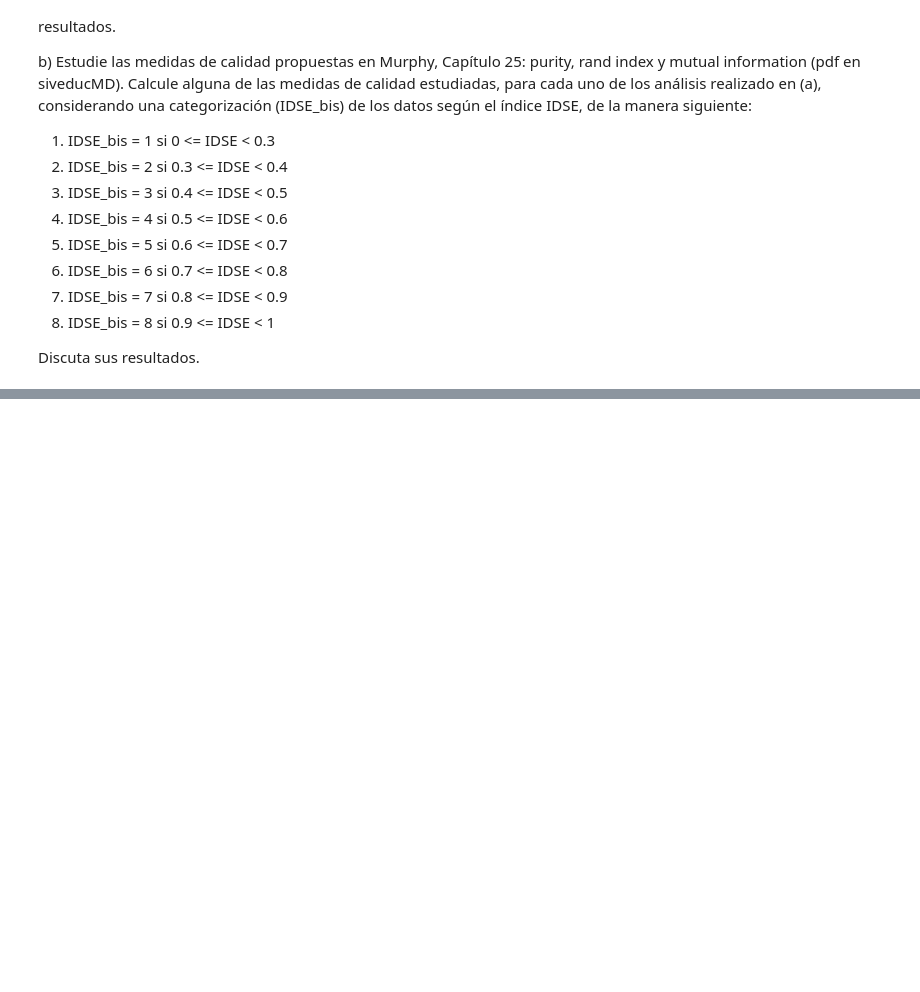
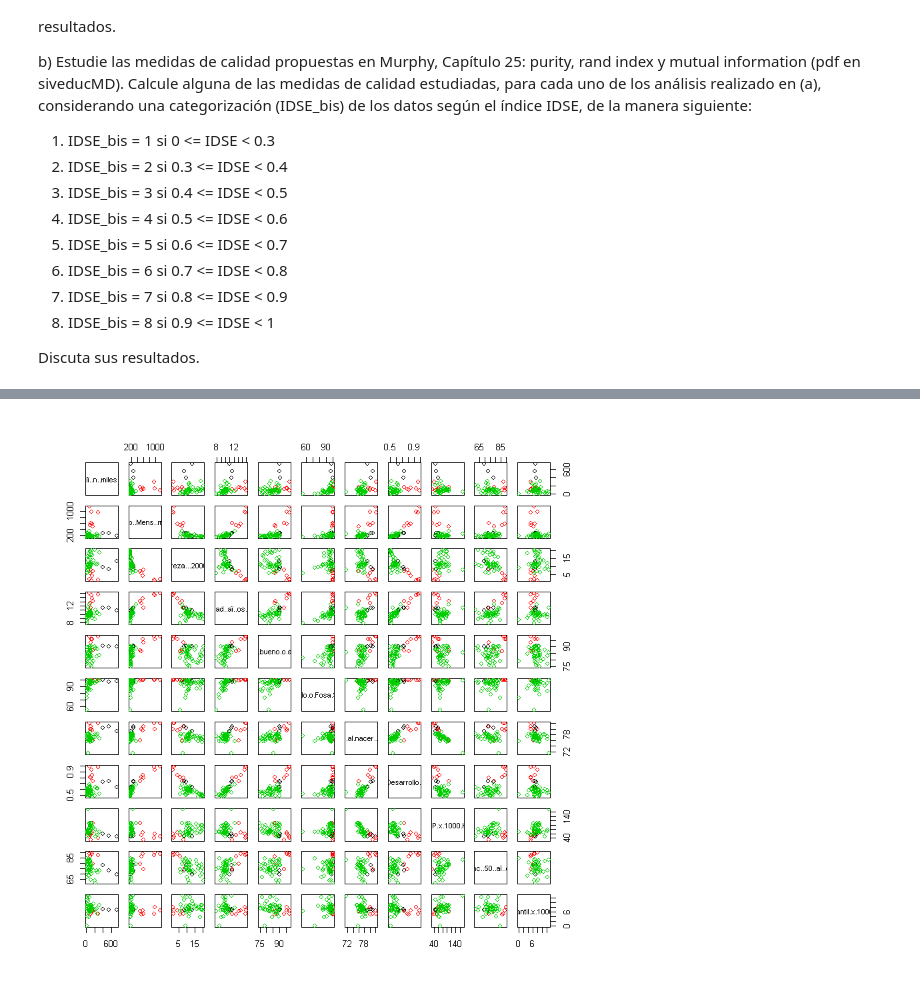
Before and after one commit to alexbgh1/INFO257_U2, a Jupyter notebook: clustering/Clustering_Notebook2.ipynb, the cells around one changed output, grey strips where cells are left out. Cells and saved outputs as stored; diff of their text form; code cells hidden in the pictures; blank space fills up the shorter version.

```diff
--- a/clustering/Clustering_Notebook2.ipynb
+++ b/clustering/Clustering_Notebook2.ipynb
@@ -157,0 +217,18 @@ Discuta sus resultados.
+# %%
+#       4.1 K-Means
+
+# K = 3
+k0 = 3
+cl<-kmeans(datos,k0,iter.max=1000,nstart=10)
+pairs(datos,col=cl$cluster)
+#Para saber qué ciudad corresponde a cada grupo: cl$cluster
+# cl$cluster
+
+#GRUPOS POR TAMAÑO
+#1
+# La Florida Maipu Puente Alto
+#2
+# Vitacura Las Condes Providencia Nunoa Santiago La Reina Lo Barnechea
+#3 Todas las comunas restantes
+# %% [output]
+[figure, added]
```
Also changed, not shown: parts of 13 cells of this notebook, 1 other file.
